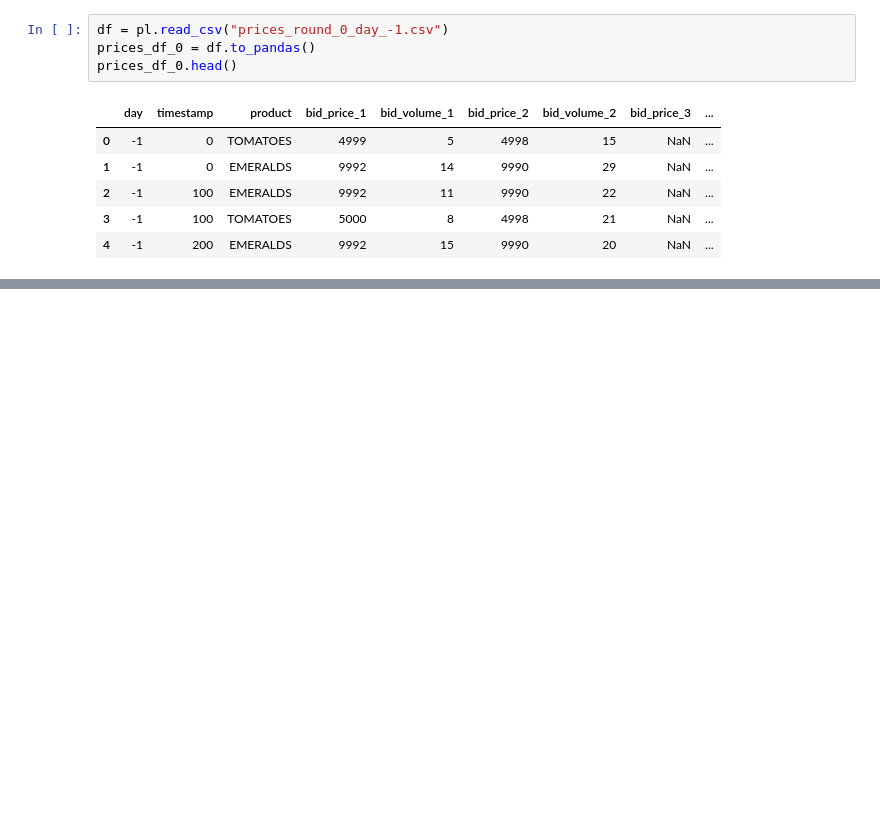
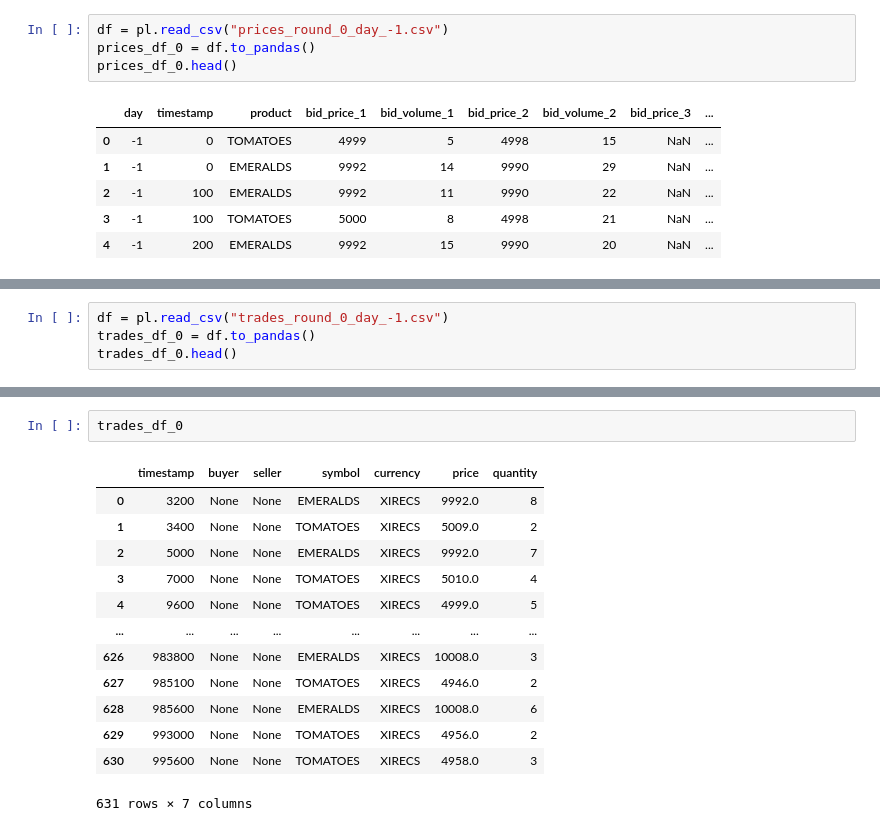
Before and after one commit to DevanshArora2002/IMC_Trading, a Jupyter notebook: TUTORIAL_ROUND_1/sample.ipynb, the cells around one changed output, grey strips where cells are left out. Cells and saved outputs as stored; diff of their text form; blank space fills up the shorter version.

```diff
--- a/TUTORIAL_ROUND_1/sample.ipynb
+++ b/TUTORIAL_ROUND_1/sample.ipynb
@@ -26,0 +47,4 @@ prices_df_1.head()
+# %%
+df = pl.read_csv("trades_round_0_day_-1.csv")
+trades_df_0 = df.to_pandas()
+trades_df_0.head()
@@ -26,0 +69,16 @@ prices_df_1.head()
+# %%
+trades_df_0
+# %% [output]
+|  | timestamp | buyer | seller | symbol | currency | price | quantity |
+| 0 | 3200 | None | None | EMERALDS | XIRECS | 9992.0 | 8 |
+| 1 | 3400 | None | None | TOMATOES | XIRECS | 5009.0 | 2 |
+| 2 | 5000 | None | None | EMERALDS | XIRECS | 9992.0 | 7 |
+| 3 | 7000 | None | None | TOMATOES | XIRECS | 5010.0 | 4 |
+| 4 | 9600 | None | None | TOMATOES | XIRECS | 4999.0 | 5 |
+| ... | ... | ... | ... | ... | ... | ... | ... |
+| 626 | 983800 | None | None | EMERALDS | XIRECS | 10008.0 | 3 |
+| 627 | 985100 | None | None | TOMATOES | XIRECS | 4946.0 | 2 |
+| 628 | 985600 | None | None | EMERALDS | XIRECS | 10008.0 | 6 |
+| 629 | 993000 | None | None | TOMATOES | XIRECS | 4956.0 | 2 |
+| 630 | 995600 | None | None | TOMATOES | XIRECS | 4958.0 | 3 |
+631 rows × 7 columns
```
Also changed, not shown: parts of 15 cells of this notebook, 2 other files.
